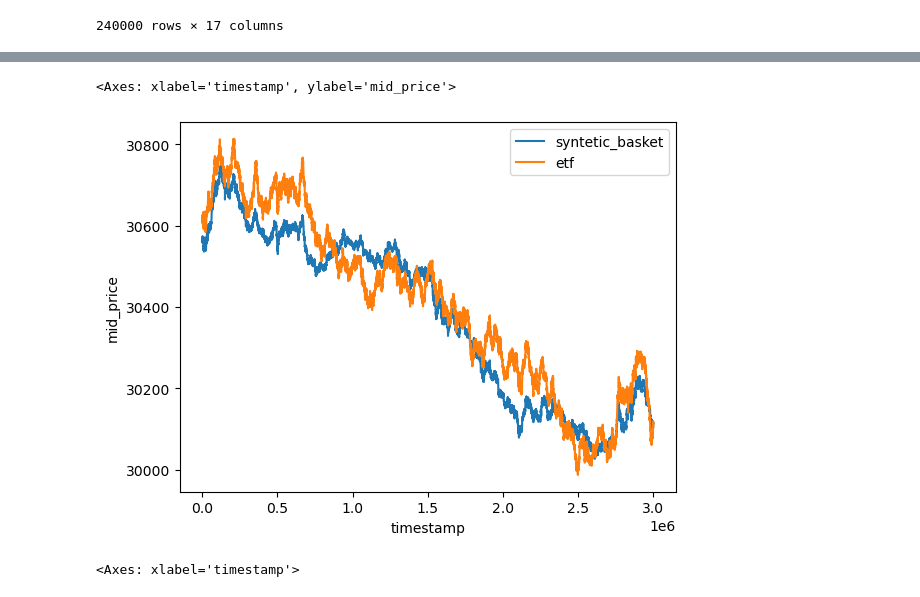
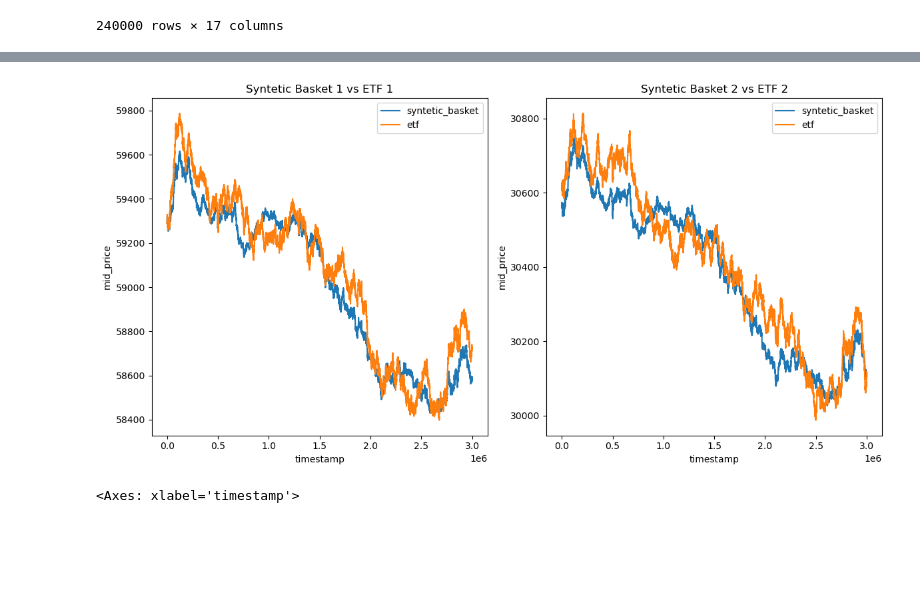
Before and after one commit to tommasomarrucci/IMC----Prosperity, a Jupyter notebook: Round_2/data_analysis.ipynb, the cells around one changed output, grey strips where cells are left out. Cells and saved outputs as stored; diff of their text form; code cells hidden in the pictures; blank space fills up the shorter version.

```diff
--- a/Round_2/data_analysis.ipynb
+++ b/Round_2/data_analysis.ipynb
@@ -113,12 +106,20 @@ sns.lineplot(data=etf_1, x='timestamp', y='mid_price', label='etf')
-# %%
-from cProfile import label
-
-
-sns.lineplot(data=syntetic_basket_2, x='timestamp', y='mid_price', label='syntetic_basket')
-sns.lineplot(data=etf_2, x='timestamp', y='mid_price', label='etf')
-# %% [output]
-<Axes: xlabel='timestamp', ylabel='mid_price'>
-[figure, removed]
+# %%
+fig, axes = plt.subplots(1, 2, figsize=(12, 6))
+
+# Plot for syntetic_basket_1 and etf_1
+sns.lineplot(data=syntetic_basket_1, x='timestamp', y='mid_price', label='syntetic_basket', ax=axes[0])
+sns.lineplot(data=etf_1, x='timestamp', y='mid_price', label='etf', ax=axes[0])
+axes[0].set_title('Syntetic Basket 1 vs ETF 1')
+
+# Plot for syntetic_basket_2 and etf_2
+sns.lineplot(data=syntetic_basket_2, x='timestamp', y='mid_price', label='syntetic_basket', ax=axes[1])
+sns.lineplot(data=etf_2, x='timestamp', y='mid_price', label='etf', ax=axes[1])
+axes[1].set_title('Syntetic Basket 2 vs ETF 2')
+
+plt.tight_layout()
+plt.show()
+# %% [output]
+[figure, added]
 # %%
 spread1 = syntetic_basket_1['mid_price'] - etf_1['mid_price']
 spread2 = syntetic_basket_2['mid_price'] - etf_2['mid_price']
```
Also changed, not shown: parts of 7 cells of this notebook.
